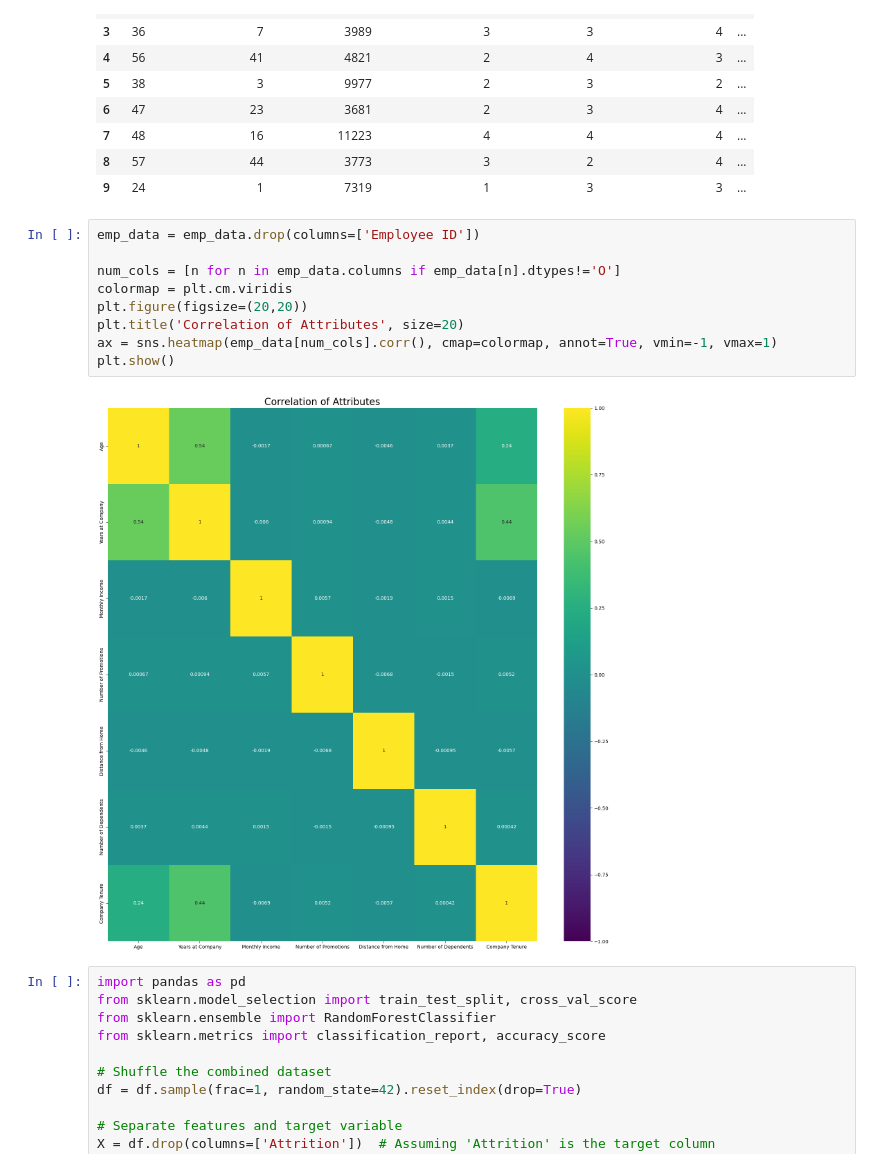
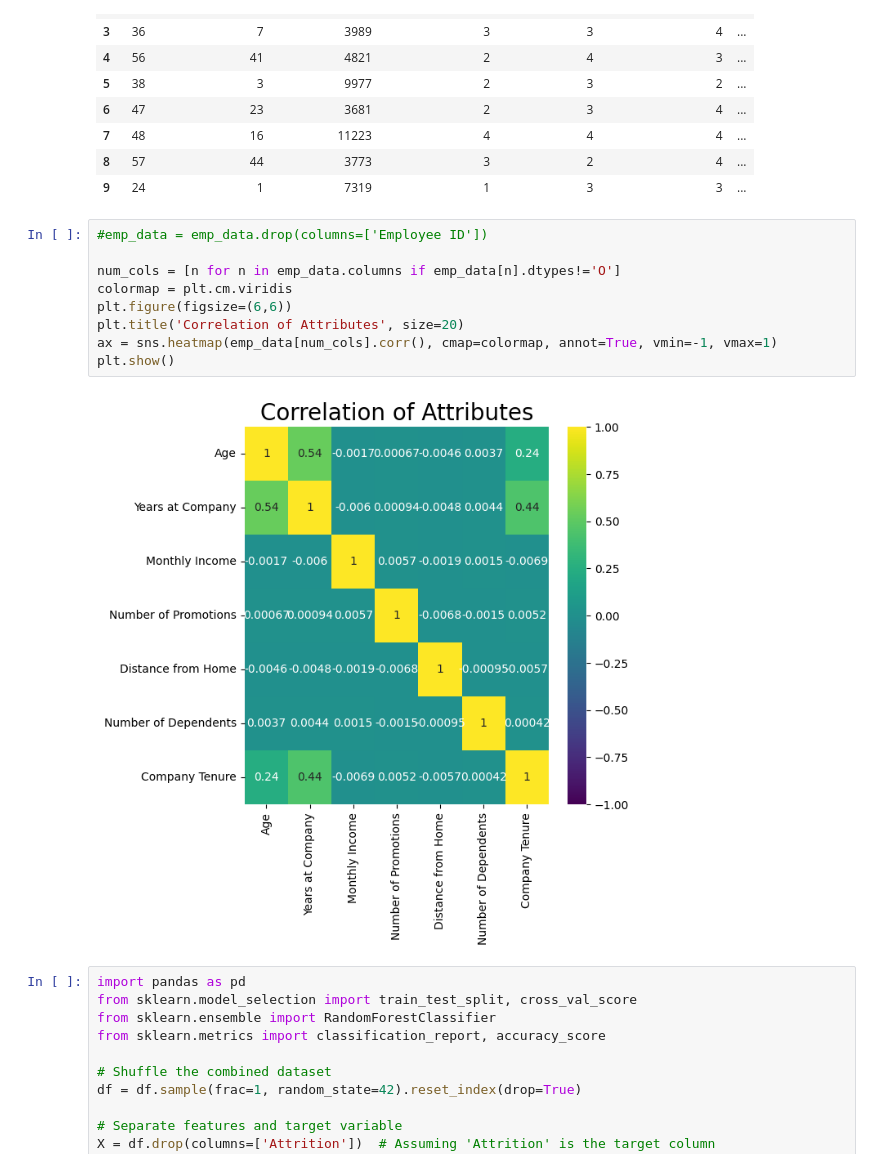
Before and after one commit to hansi-2000/HR-Project_ML, a Jupyter notebook: EMP_Attrition_rate.ipynb, the cells around one changed output. Saved outputs shown, nothing was run; the diff lists cells and outputs as text.

```diff
--- a/EMP_Attrition_rate.ipynb
+++ b/EMP_Attrition_rate.ipynb
@@ -214,16 +214,16 @@ df.head(10)
 | 8 | 57 | 44 | 3773 | 3 | 2 | 4 | ... |
 | 9 | 24 | 1 | 7319 | 1 | 3 | 3 | ... |
 # %%
-emp_data = emp_data.drop(columns=['Employee ID'])
+#emp_data = emp_data.drop(columns=['Employee ID'])
 
 num_cols = [n for n in emp_data.columns if emp_data[n].dtypes!='O']
 colormap = plt.cm.viridis
-plt.figure(figsize=(20,20))
+plt.figure(figsize=(6,6))
 plt.title('Correlation of Attributes', size=20)
 ax = sns.heatmap(emp_data[num_cols].corr(), cmap=colormap, annot=True, vmin=-1, vmax=1)
 plt.show()
 # %% [output]
-[figure, old version]
+[figure, new version]
 # %%
 import pandas as pd
 from sklearn.model_selection import train_test_split, cross_val_score
```
Also changed, not shown: parts of 7 cells of this notebook.
